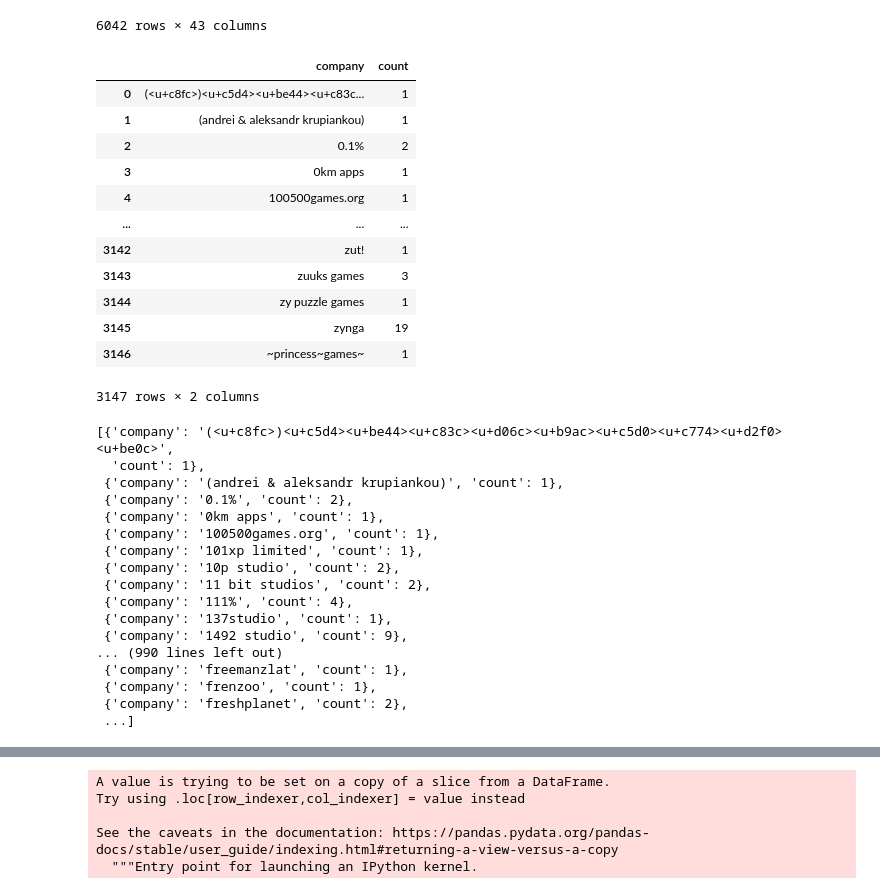
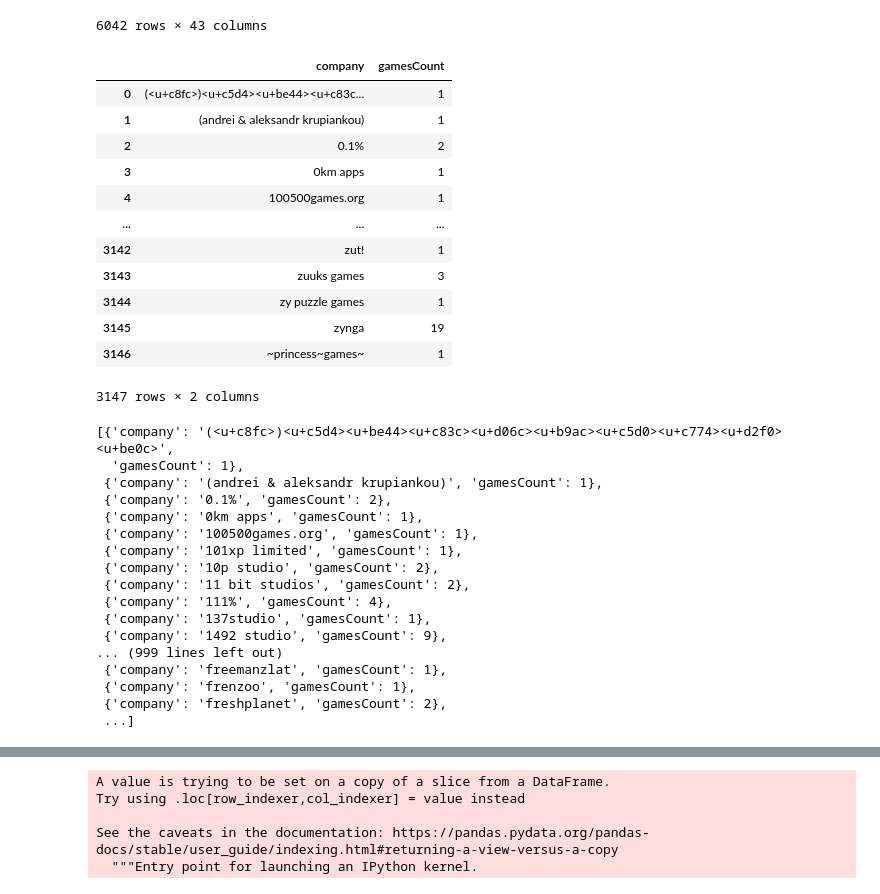
Before and after one commit to UTOR-VIRT-DATA-PT-10-2020-U-B-TEAM-6-FP/Final-Project, a Jupyter notebook: Preprocessing.ipynb, the cells around one changed output, grey strips where cells are left out. Cells and saved outputs as stored; diff of their text form; code cells hidden in the pictures.

```diff
--- a/Preprocessing.ipynb
+++ b/Preprocessing.ipynb
@@ -251,10 +250,10 @@ df_merged
 | 6041 | com.daysofwonder.smallworld2 | Small World 2 | no info | NaN | NaN | NaN | NaN | NaN | ... |
 6042 rows × 43 columns
 # %%
-df_companies = df_merged.groupby("company")["company"].count().reset_index(name="count")
+df_companies = df_merged.groupby("company")["company"].count().reset_index(name="gamesCount")
 df_companies
 # %% [output]
-|  | company | count |
+|  | company | gamesCount |
 | 0 | (<u+c8fc>)<u+c5d4><u+be44><u+c83c... | 1 |
 | 1 | (andrei & aleksandr krupiankou) | 1 |
 | 2 | 0.1% | 2 |
@@ -272,21 +271,21 @@ companiesList = df_companies.to_dict('records')
 companiesList
 # %% [output]
 [{'company': '(<u+c8fc>)<u+c5d4><u+be44><u+c83c><u+d06c><u+b9ac><u+c5d0><u+c774><u+d2f0><u+be0c>',
-  'count': 1},
- {'company': '(andrei & aleksandr krupiankou)', 'count': 1},
- {'company': '0.1%', 'count': 2},
- {'company': '0km apps', 'count': 1},
- {'company': '100500games.org', 'count': 1},
- {'company': '101xp limited', 'count': 1},
- {'company': '10p studio', 'count': 2},
- {'company': '11 bit studios', 'count': 2},
- {'company': '111%', 'count': 4},
- {'company': '137studio', 'count': 1},
- {'company': '1492 studio', 'count': 9},
-... (990 lines left out)
- {'company': 'freemanzlat', 'count': 1},
- {'company': 'frenzoo', 'count': 1},
- {'company': 'freshplanet', 'count': 2},
+  'gamesCount': 1},
+ {'company': '(andrei & aleksandr krupiankou)', 'gamesCount': 1},
+ {'company': '0.1%', 'gamesCount': 2},
+ {'company': '0km apps', 'gamesCount': 1},
+ {'company': '100500games.org', 'gamesCount': 1},
+ {'company': '101xp limited', 'gamesCount': 1},
+ {'company': '10p studio', 'gamesCount': 2},
+ {'company': '11 bit studios', 'gamesCount': 2},
+ {'company': '111%', 'gamesCount': 4},
+ {'company': '137studio', 'gamesCount': 1},
+ {'company': '1492 studio', 'gamesCount': 9},
+... (999 lines left out)
+ {'company': 'freemanzlat', 'gamesCount': 1},
+ {'company': 'frenzoo', 'gamesCount': 1},
+ {'company': 'freshplanet', 'gamesCount': 2},
  ...]
 # %%
 def IsCompanyExperienced(companiesList, company):
```
Also changed, not shown: parts of 17 cells of this notebook, 1 other file.
